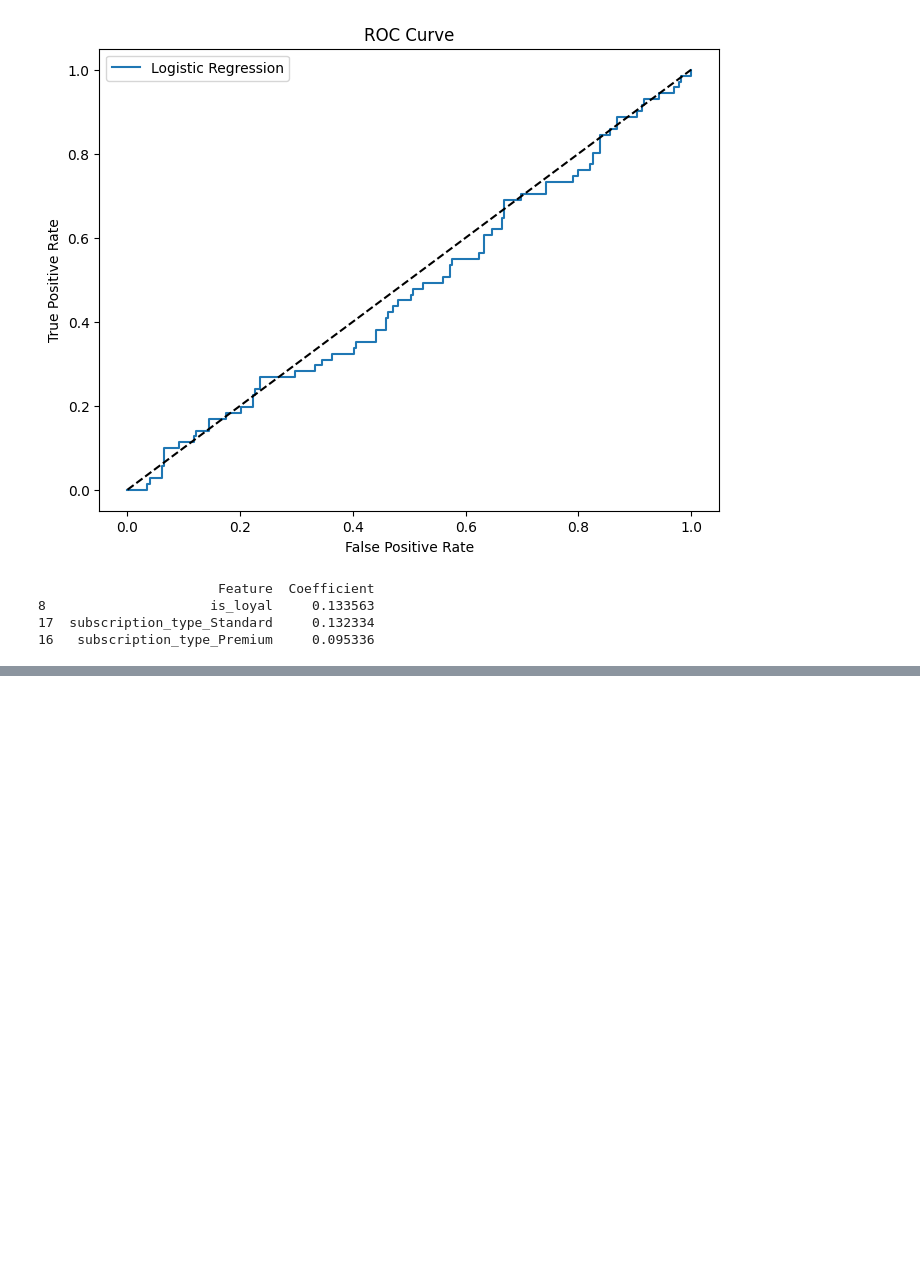
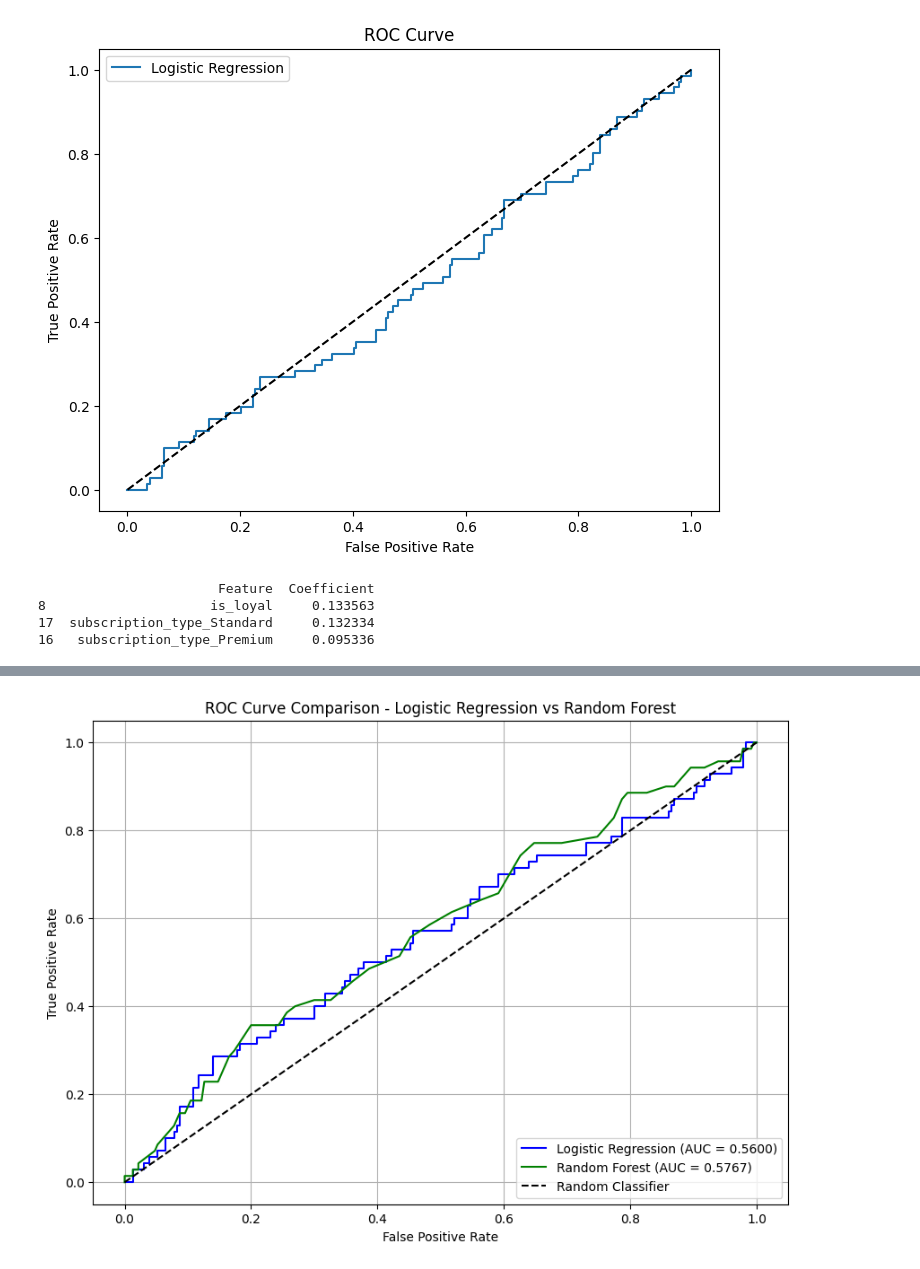
Before and after one commit to jiyoon28/data-science-portfolio, a Jupyter notebook: classical-machine-learning/customer-churn-prediction/customer-churn-prediction.ipynb, the cells around one changed output, grey strips where cells are left out. Cells and saved outputs as stored; diff of their text form; code cells hidden in the pictures; blank space fills up the shorter version.

Commit message:
Updated customer churn project

```diff
--- a/classical-machine-learning/customer-churn-prediction/customer-churn-prediction.ipynb
+++ b/classical-machine-learning/customer-churn-prediction/customer-churn-prediction.ipynb
@@ -325,0 +304,85 @@ RF ROC AUC: 0.49332677286425974
+# %%
+from imblearn.over_sampling import SMOTE
+from sklearn.model_selection import train_test_split, GridSearchCV
+from sklearn.linear_model import LogisticRegression
+from sklearn.ensemble import RandomForestClassifier
+from sklearn.preprocessing import StandardScaler
+from sklearn.metrics import classification_report, confusion_matrix, roc_auc_score, roc_curve, f1_score
+import matplotlib.pyplot as plt
+
+# Prepare features and target
+feature_cols = ['age', 'average_watch_hours', 'mobile_app_usage_pct', 'complaints_raised',
+                'received_promotions', 'referred_by_friend', 'monthly_fee', 'tenure_days',
+                'is_loyal', 'gender_Male', 'gender_Other', 'country_France', 'country_Germany',
+                'country_India', 'country_UK', 'country_USA', 'subscription_type_Premium',
+                'subscription_type_Standard']
+
+X = df[feature_cols]
+y = df['is_churned']
+
+# Split data BEFORE applying SMOTE (important to prevent data leakage)
+X_train, X_test, y_train, y_test = train_test_split(X, y, test_size=0.2, random_state=42, stratify=y)
+
+# Check class distribution before SMOTE
+print("Before SMOTE:")
+print(f"Churned (1): {sum(y_train == 1)}")
+print(f"Not Churned (0): {sum(y_train == 0)}")
+
+# Apply SMOTE to training data only
+smote = SMOTE(random_state=42)
+X_train_smote, y_train_smote = smote.fit_resample(X_train, y_train)
+
+# Check class distribution after SMOTE
+print("\nAfter SMOTE:")
+print(f"Churned (1): {sum(y_train_smote == 1)}")
+print(f"Not Churned (0): {sum(y_train_smote == 0)}")
+
+# Scale SMOTE resampled data
+scaler = StandardScaler()
+X_train_smote_scaled = scaler.fit_transform(X_train_smote)
+X_test_scaled = scaler.transform(X_test)
+
+# GridSearchCV for Logistic Regression with SMOTE data
+param_grid = {'C': [0.01, 0.1, 1, 10], 'penalty': ['l1', 'l2']}
+grid = GridSearchCV(LogisticRegression(solver='liblinear', max_iter=1000), param_grid, cv=5, scoring='f1')
+grid.fit(X_train_smote_scaled, y_train_smote)
+print('\nLogistic Regression Best params:', grid.best_params_)
+print('Logistic Regression Best F1 Score:', grid.best_score_)
+
+# Train best Logistic Regression model
+best_lr = grid.best_estimator_
+lr_pred = best_lr.predict(X_test_scaled)
+lr_prob = best_lr.predict_proba(X_test_scaled)[:, 1]
+print('\nLogistic Regression Test F1 Score:', f1_score(y_test, lr_pred))
+print('Logistic Regression Test ROC AUC:', roc_auc_score(y_test, lr_prob))
+
+# Random Forest with SMOTE data (no scaling needed)
+rf_model = RandomForestClassifier(n_estimators=100, random_state=42)
+rf_model.fit(X_train_smote, y_train_smote)
+rf_pred = rf_model.predict(X_test)
+rf_prob = rf_model.predict_proba(X_test)[:, 1]
+print('\nRandom Forest F1 Score:', f1_score(y_test, rf_pred))
+print('Random Forest ROC AUC:', roc_auc_score(y_test, rf_prob))
+
+# Compare models - Classification Reports
+print('\n=== Classification Reports ===')
+print('\nLogistic Regression:')
+print(classification_report(y_test, lr_pred))
+print('\nRandom Forest:')
+print(classification_report(y_test, rf_pred))
+
+# Plot ROC Curves for both models
+lr_fpr, lr_tpr, _ = roc_curve(y_test, lr_prob)
+rf_fpr, rf_tpr, _ = roc_curve(y_test, rf_prob)
+
+plt.figure(figsize=(10, 7))
+plt.plot(lr_fpr, lr_tpr, label=f'Logistic Regression (AUC = {roc_auc_score(y_test, lr_prob):.4f})', color='blue')
+plt.plot(rf_fpr, rf_tpr, label=f'Random Forest (AUC = {roc_auc_score(y_test, rf_prob):.4f})', color='green')
+plt.plot([0, 1], [0, 1], 'k--', label='Random Classifier')
+plt.xlabel('False Positive Rate')
+plt.ylabel('True Positive Rate')
+plt.title('ROC Curve Comparison - Logistic Regression vs Random Forest')
+plt.legend(loc='lower right')
+plt.grid(True)
+plt.show()
+# %% [output]
@@ -325,0 +406 @@ RF ROC AUC: 0.49332677286425974
+[figure, added]
```
Also changed, not shown: parts of 5 cells of this notebook.
